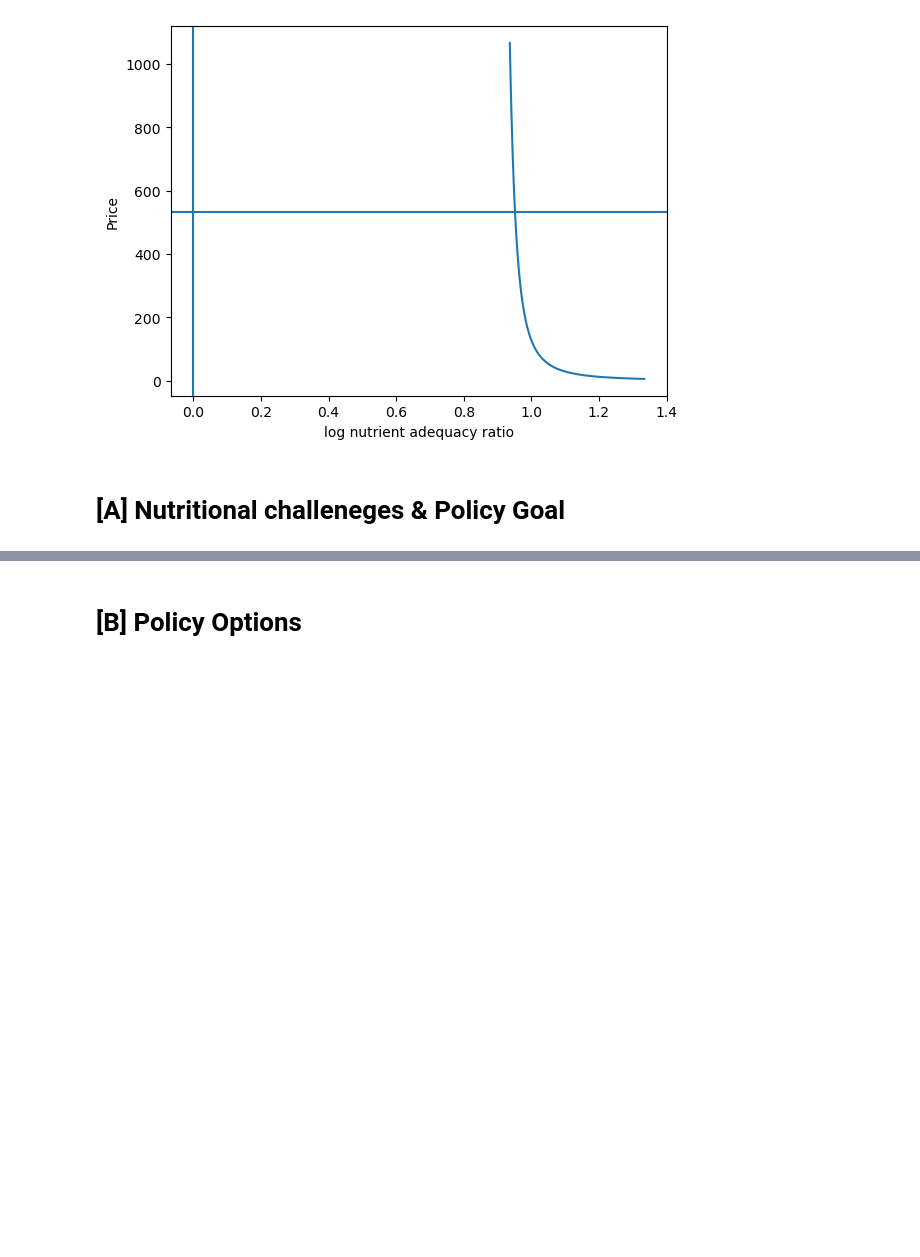
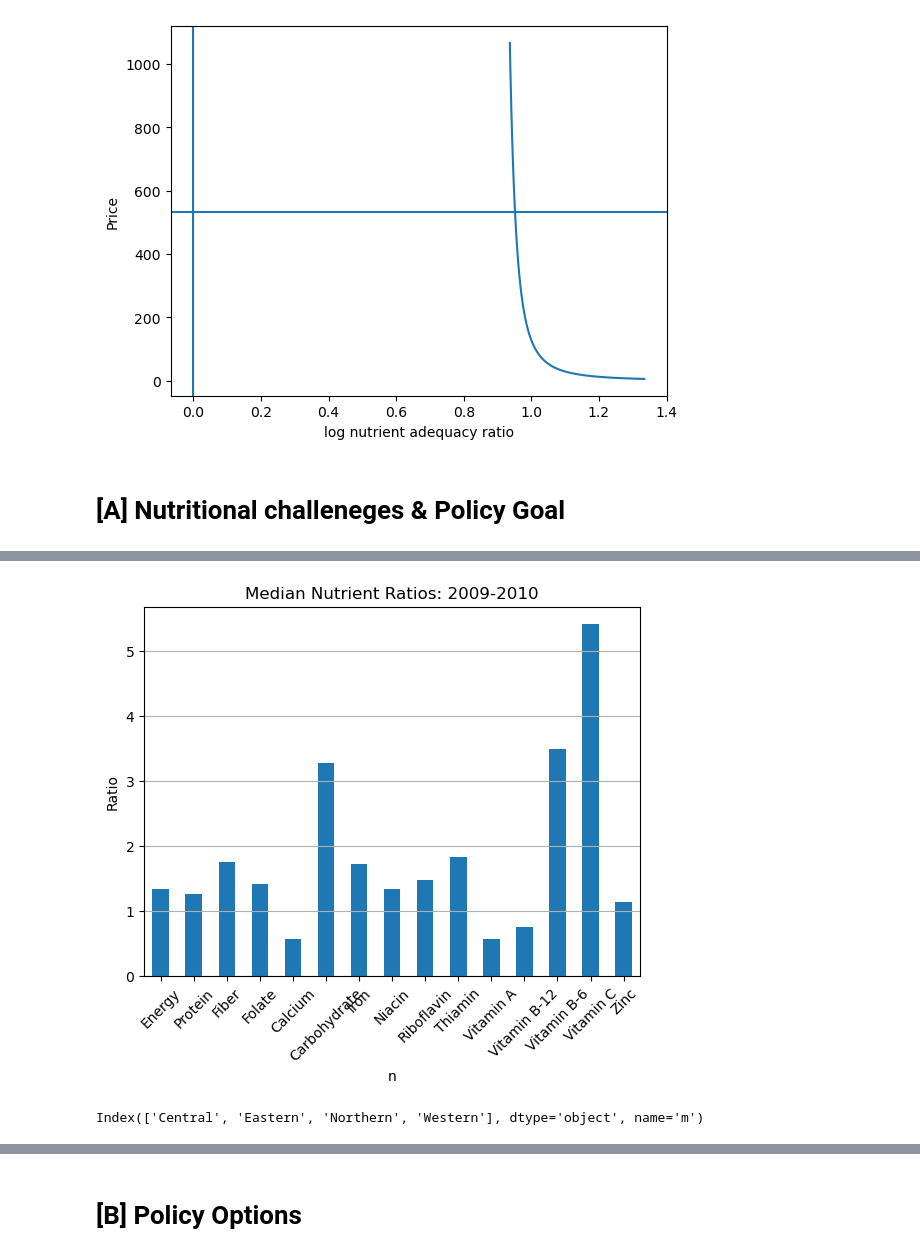
Before and after one commit to JackPollard4/Project-4-153, a Jupyter notebook: Mary2009-10.ipynb, the cells around one changed output, grey strips where cells are left out. Saved outputs shown, nothing was run; the diff lists cells and outputs as text; code cells hidden in the pictures; blank space fills up the shorter version.

```diff
--- a/Mary2009-10.ipynb
+++ b/Mary2009-10.ipynb
@@ -639,0 +639,15 @@ plt.show()
+# %%
+nutrient_means = nutrient_ratio[nutrient_ratio[use_nutrients] != 0][use_nutrients].median()
+nutrient_means.plot(kind='bar')
+plt.title('Median Nutrient Ratios: 2009-2010')
+plt.ylabel('Ratio')
+plt.xticks(rotation=45)
+plt.grid(axis='y')
+plt.tight_layout
+plt.show()
+# %% [output]
+[figure, added]
+# %%
+nutrients.index.get_level_values("m").unique()
+# %% [output]
+Index(['Central', 'Eastern', 'Northern', 'Western'], dtype='object', name='m')
```
Also changed, not shown: parts of 9 cells of this notebook, 1 other file.
